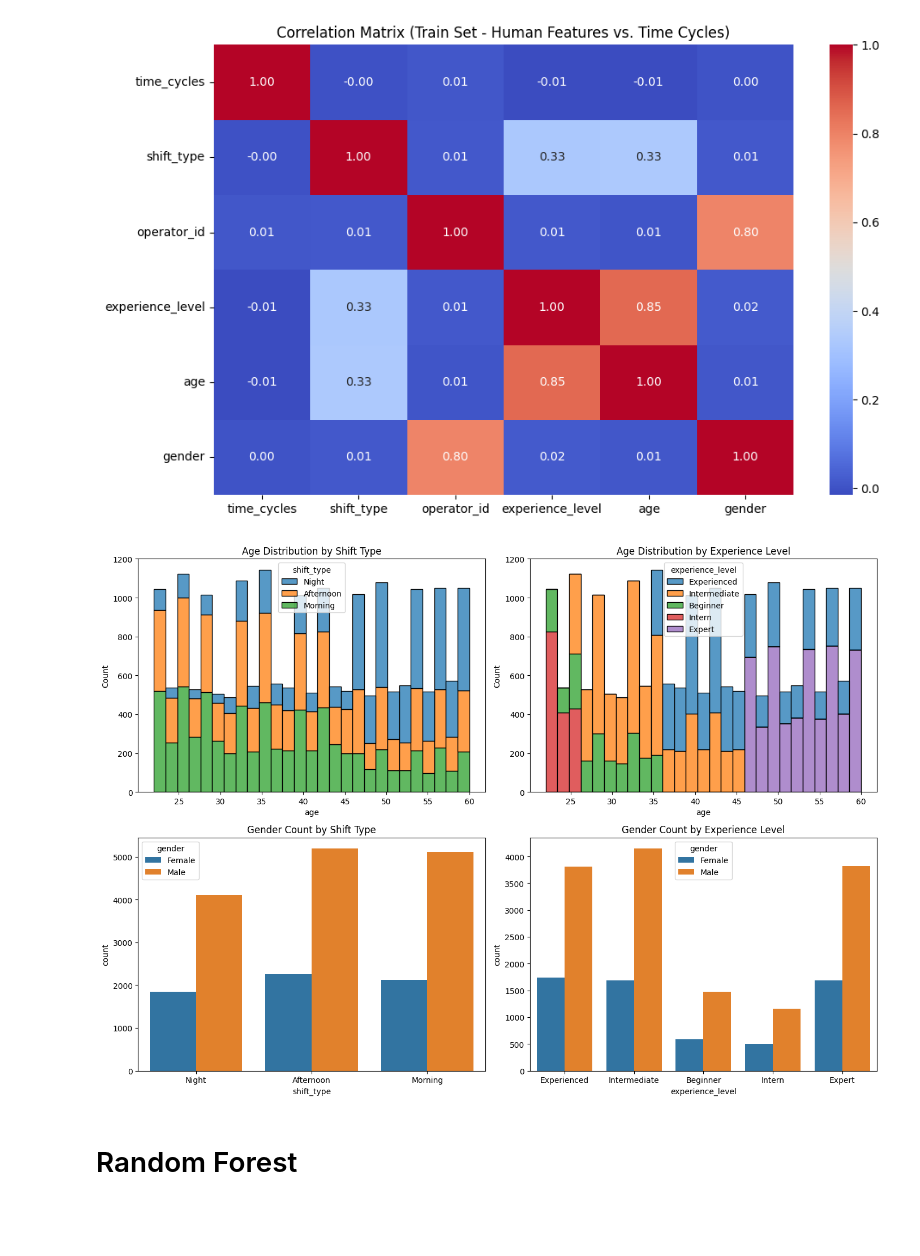
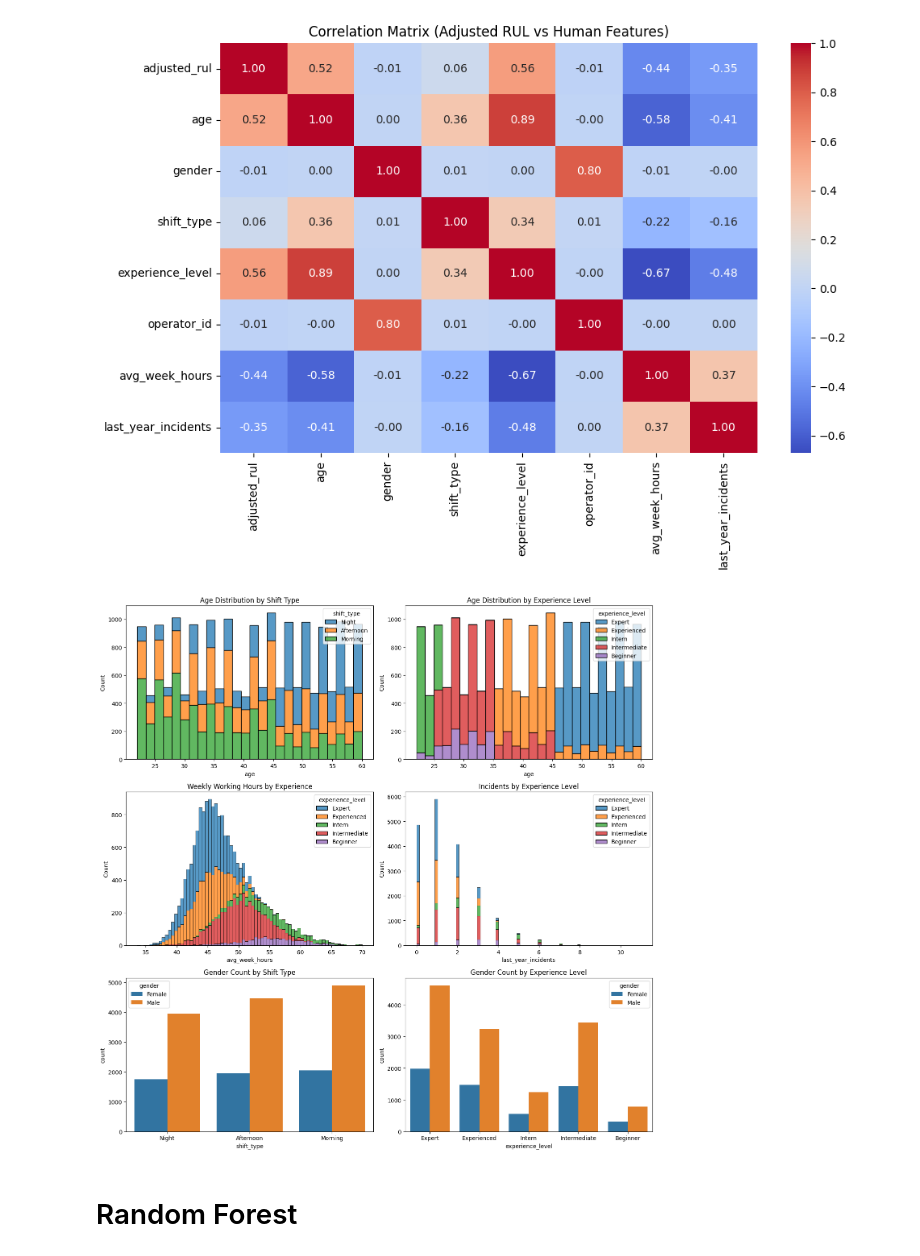
Before and after one commit to Serendipity-PdM/analysis, a Jupyter notebook: shift-data.ipynb, the cells around one changed output. Cells and saved outputs as stored; diff of their text form; code cells hidden in the pictures; blank space fills up the shorter version.

Commit message:
changes in shift pm
-only used datas tops 200.
-added 2 new attributes.
-randomness increased
-plots updated

-got a good model overall but since dataset is synthetic its not solid enogh probably.

```diff
--- a/shift-data.ipynb
+++ b/shift-data.ipynb
@@ -173,27 +193,30 @@ summary
 # %%
 import seaborn as sns
 import matplotlib.pyplot as plt
 
 
 train_encoded = train.copy()
 train_encoded["gender"] = train_encoded["gender"].map({"Male": 0, "Female": 1})
 train_encoded["shift_type"] = train_encoded["shift_type"].map({"Morning": 0, "Afternoon": 1, "Night": 2})
 train_encoded["experience_level"] = train_encoded["experience_level"].map({
-    "Beginner": 0, "Intermediate": 1, "Expert": 2
+    "Intern": 0, "Beginner": 1, "Intermediate": 2, "Experienced": 3, "Expert": 4
 })
 
-correlation_matrix = train_encoded[["time_cycles", "shift_type", "operator_id", "experience_level", "age", "gender"]].corr()
 
-plt.figure(figsize=(10, 6))
+correlation_matrix = train_encoded[[
+    "adjusted_rul", "age", "gender", "shift_type", "experience_level",
+    "operator_id", "avg_week_hours", "last_year_incidents"
+]].corr()
+
+plt.figure(figsize=(10, 7))
 sns.heatmap(correlation_matrix, annot=True, cmap="coolwarm", fmt=".2f")
-plt.title("Correlation Matrix (Train Set - Human Features vs. Time Cycles)")
+plt.title("Correlation Matrix (Adjusted RUL vs Human Features)")
 plt.tight_layout()
 plt.show()
 # %% [output]
-[figure, old version]
+[figure, new version]
 # %%
-
-fig, axs = plt.subplots(2, 2, figsize=(14, 10))
+fig, axs = plt.subplots(3, 2, figsize=(14, 14))
 
 sns.histplot(data=train, x="age", hue="shift_type", multiple="stack", ax=axs[0, 0])
 axs[0, 0].set_title("Age Distribution by Shift Type")
@@ -201,16 +224,22 @@ axs[0, 0].set_title("Age Distribution by Shift Type")
 sns.histplot(data=train, x="age", hue="experience_level", multiple="stack", ax=axs[0, 1])
 axs[0, 1].set_title("Age Distribution by Experience Level")
 
-sns.countplot(data=train, x="shift_type", hue="gender", ax=axs[1, 0])
-axs[1, 0].set_title("Gender Count by Shift Type")
+sns.histplot(data=train, x="avg_week_hours", hue="experience_level", multiple="stack", ax=axs[1, 0])
+axs[1, 0].set_title("Weekly Working Hours by Experience")
 
-sns.countplot(data=train, x="experience_level", hue="gender", ax=axs[1, 1])
-axs[1, 1].set_title("Gender Count by Experience Level")
+sns.histplot(data=train, x="last_year_incidents", hue="experience_level", multiple="stack", ax=axs[1, 1])
+axs[1, 1].set_title("Incidents by Experience Level")
+
+sns.countplot(data=train, x="shift_type", hue="gender", ax=axs[2, 0])
+axs[2, 0].set_title("Gender Count by Shift Type")
+
+sns.countplot(data=train, x="experience_level", hue="gender", ax=axs[2, 1])
+axs[2, 1].set_title("Gender Count by Experience Level")
 
 plt.tight_layout()
 plt.show()
 # %% [output]
-[figure, old version]
+[figure, new version]
 # %% [markdown]
 # Random Forest
 # %%
```
Also changed, not shown: parts of 7 cells of this notebook.
